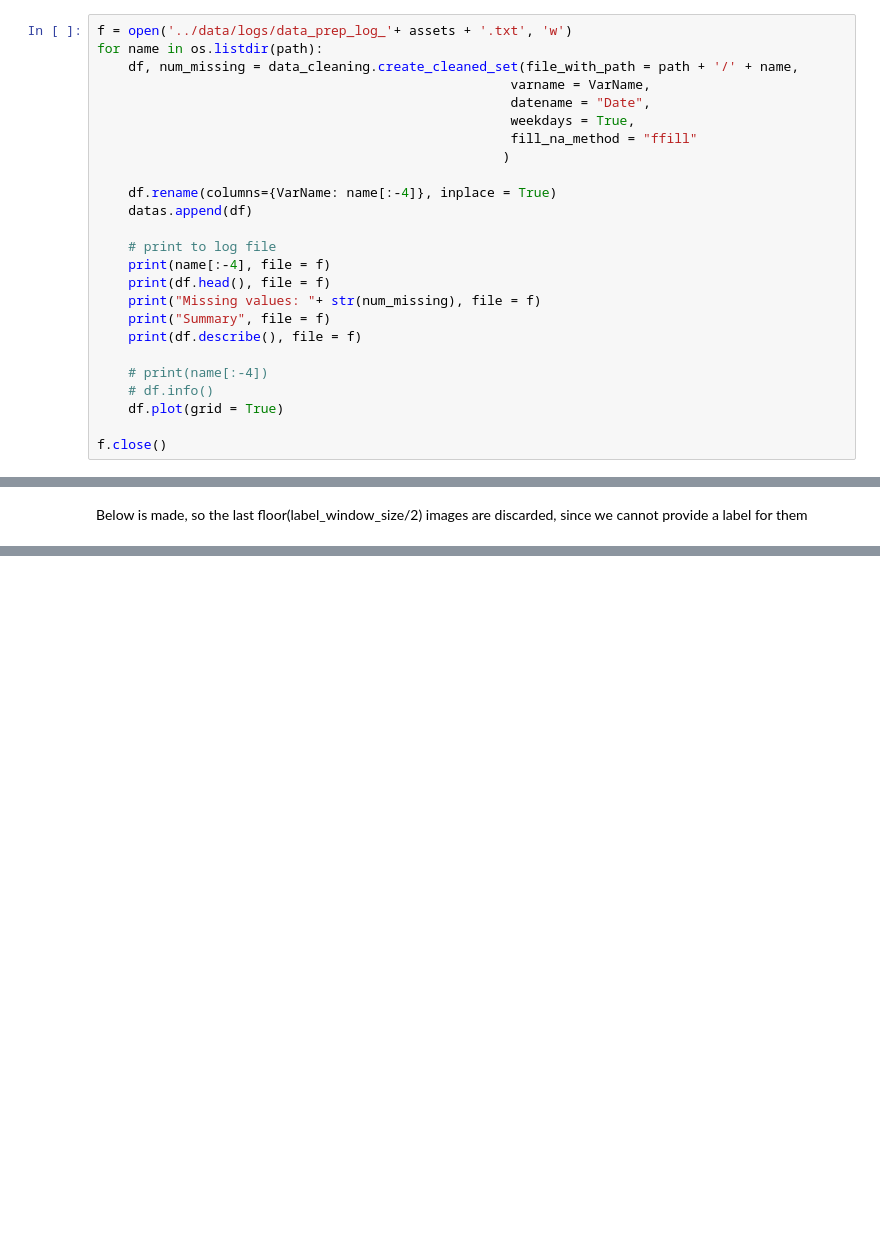
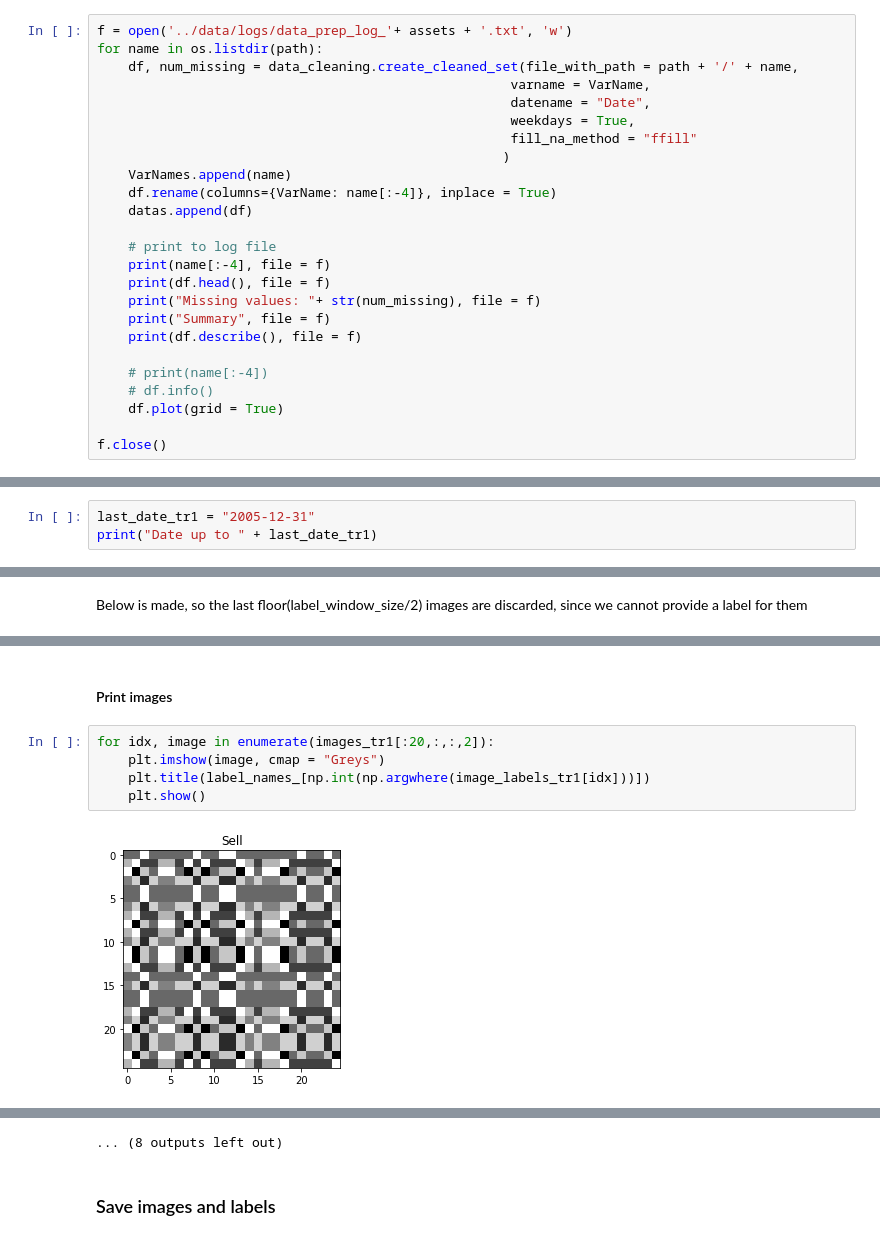
Before and after one commit to lauraperge/blackbox-trading-CNN, a Jupyter notebook: notebooks/data-check-and-prep-alldata.ipynb, the cells around one changed output, grey strips where cells are left out. Cells and saved outputs as stored; diff of their text form; blank space fills up the shorter version.

```diff
--- a/notebooks/data-check-and-prep-alldata.ipynb
+++ b/notebooks/data-check-and-prep-alldata.ipynb
@@ -202,7 +207,7 @@ for name in os.listdir(path):
                                                      weekdays = True,
                                                      fill_na_method = "ffill"
                                                     )
-
+    VarNames.append(name)
     df.rename(columns={VarName: name[:-4]}, inplace = True)
     datas.append(df)
 
@@ -249,0 +258,3 @@ Return = True
+# %%
+last_date_tr1 = "2005-12-31"
+print("Date up to " + last_date_tr1)
@@ -304,0 +338,9 @@ np.savez('../data/cnn_input/test_'+ str(name) + "_" + str(VarName) + "_" + str(F
+# %% [markdown]
+#### Print images
+# %%
+for idx, image in enumerate(images_tr1[:20,:,:,2]):
+    plt.imshow(image, cmap = "Greys")
+    plt.title(label_names_[np.int(np.argwhere(image_labels_tr1[idx]))])
+    plt.show()
+# %% [output]
+[figure, added]
@@ -304,0 +358,3 @@ np.savez('../data/cnn_input/test_'+ str(name) + "_" + str(VarName) + "_" + str(F
+... (8 outputs left out)
+# %% [markdown]
+### Save images and labels
```
Also changed, not shown: parts of 91 cells of this notebook, 20 other files.
